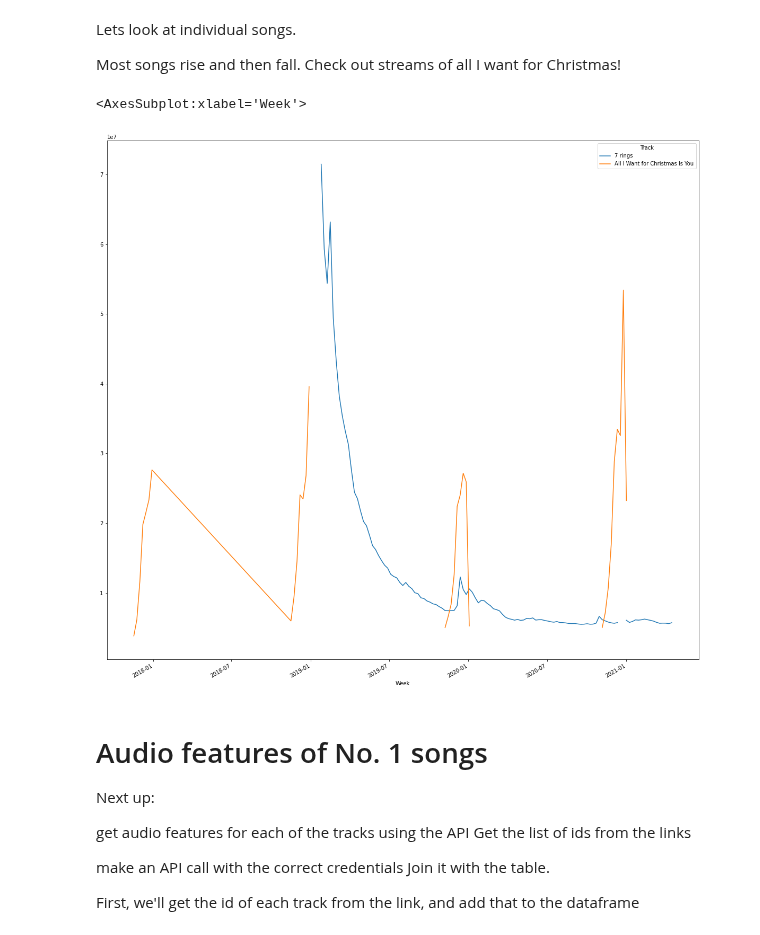
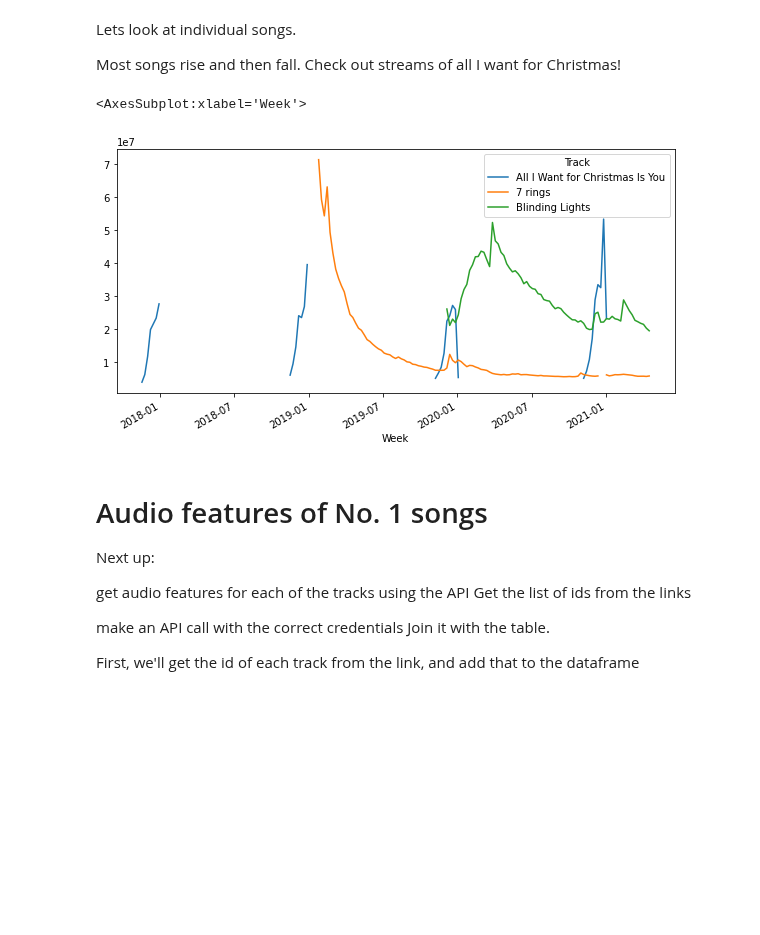
Before and after one commit to mblackstock/ds1-analytics, a Jupyter notebook: projects/spotify.ipynb, the cells around one changed output. Cells and saved outputs as stored; diff of their text form; code cells hidden in the pictures; blank space fills up the shorter version.

```diff
--- a/projects/spotify.ipynb
+++ b/projects/spotify.ipynb
@@ -202,12 +173,11 @@ Lets look at individual songs.
 
 Most songs rise and then fall.  Check out streams of all I want for Christmas!
 # %%
-number_ones = c.loc[c.Track.isin(['7 rings', 'All I Want for Christmas Is You'])]
-streams_by_song = number_ones.pivot_table(index=['Week'], columns='Track',values='Streams')
-streams_by_song.plot(figsize=(20,20),kind='line')
+songs = ['All I Want for Christmas Is You','7 rings','Blinding Lights']
+streams_by_song[songs].plot(figsize=(10,5),kind='line')
 # %% [output]
 <AxesSubplot:xlabel='Week'>
-[figure, old version]
+[figure, new version]
 # %% [markdown]
 # Audio features of No. 1 songs
 
```
Also changed, not shown: parts of 30 cells of this notebook.
